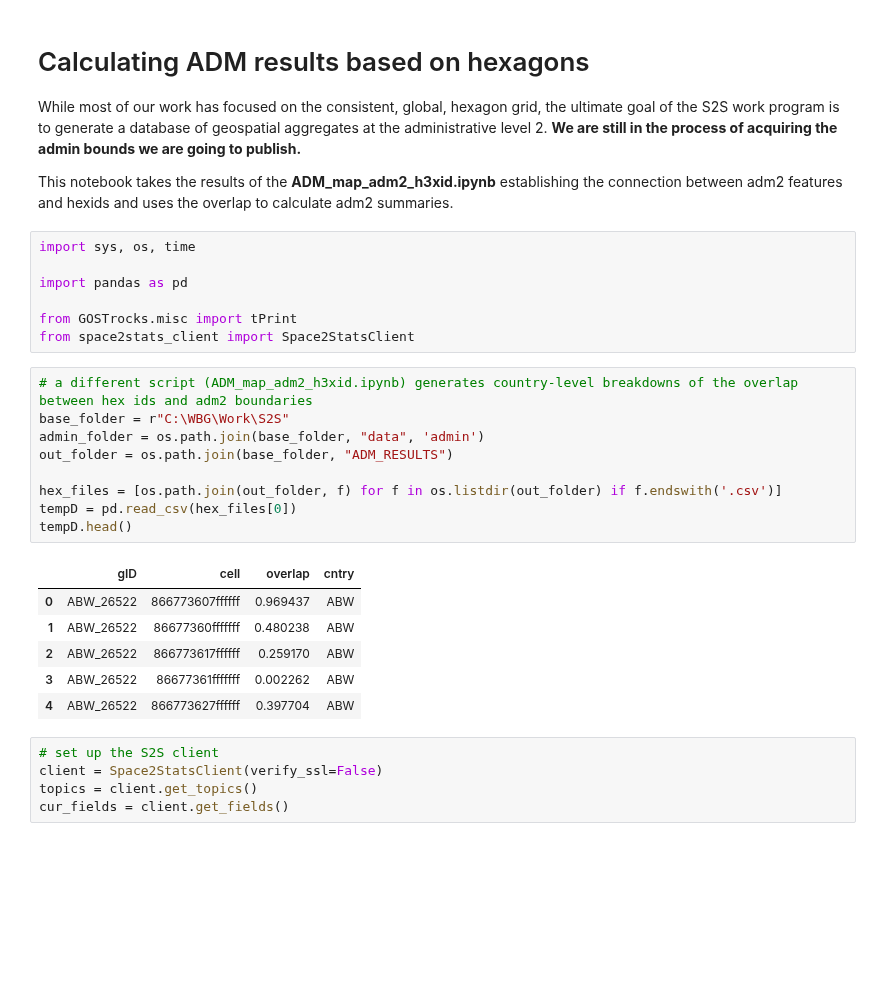
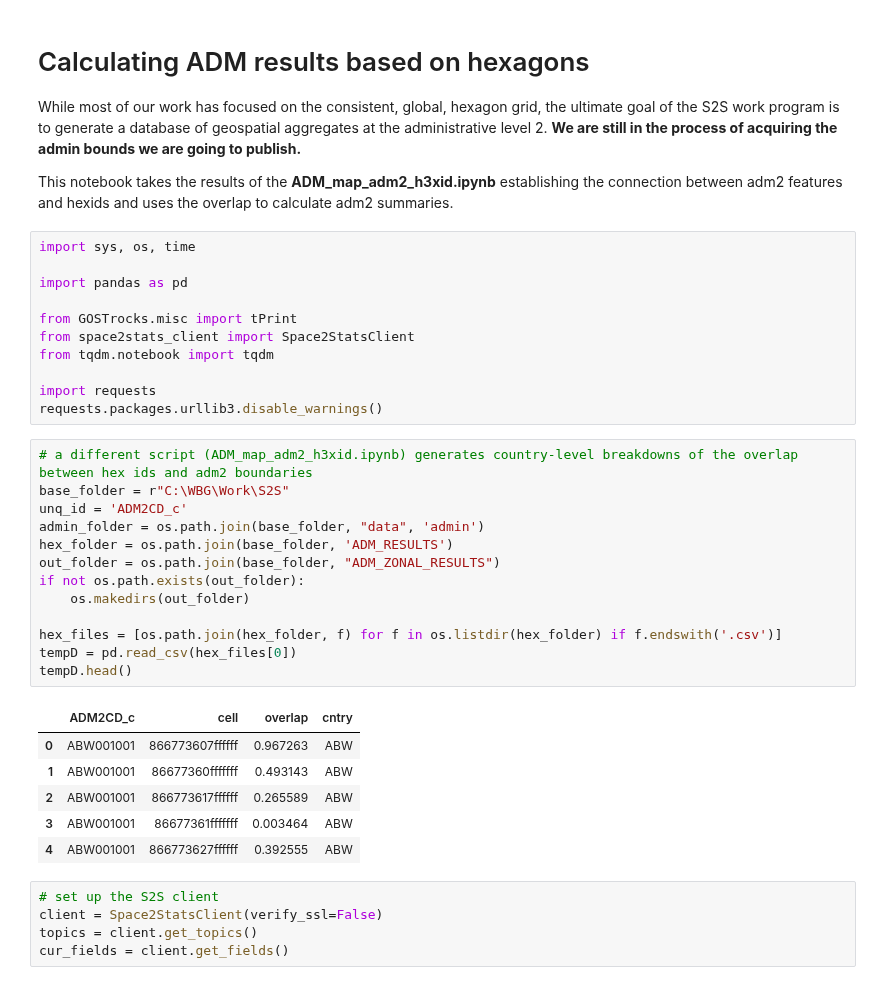
Before and after one commit to worldbank/DECAT_Space2Stats, a Jupyter notebook: notebooks/admin_bounds/ADM_zonal_aggregations.ipynb, the cells around one changed output. Drawn from its saved outputs; the diff is of its cells as text; blank space fills up the shorter version.

```diff
--- a/notebooks/admin_bounds/ADM_zonal_aggregations.ipynb
+++ b/notebooks/admin_bounds/ADM_zonal_aggregations.ipynb
@@ -11,22 +11,30 @@ import pandas as pd
 
 from GOSTrocks.misc import tPrint
 from space2stats_client import Space2StatsClient
+from tqdm.notebook import tqdm
+
+import requests
+requests.packages.urllib3.disable_warnings()
 # %%
 # a different script (ADM_map_adm2_h3xid.ipynb) generates country-level breakdowns of the overlap between hex ids and adm2 boundaries
 base_folder = r"C:\WBG\Work\S2S"
+unq_id = 'ADM2CD_c'
 admin_folder = os.path.join(base_folder, "data", 'admin')
-out_folder = os.path.join(base_folder, "ADM_RESULTS")
+hex_folder = os.path.join(base_folder, 'ADM_RESULTS')
+out_folder = os.path.join(base_folder, "ADM_ZONAL_RESULTS")
+if not os.path.exists(out_folder):
+    os.makedirs(out_folder)
 
-hex_files = [os.path.join(out_folder, f) for f in os.listdir(out_folder) if f.endswith('.csv')]
+hex_files = [os.path.join(hex_folder, f) for f in os.listdir(hex_folder) if f.endswith('.csv')]
 tempD = pd.read_csv(hex_files[0])
 tempD.head()
 # %% [output]
-|  | gID | cell | overlap | cntry |
-| 0 | ABW_26522 | 866773607ffffff | 0.969437 | ABW |
-| 1 | ABW_26522 | 86677360fffffff | 0.480238 | ABW |
-| 2 | ABW_26522 | 866773617ffffff | 0.259170 | ABW |
-| 3 | ABW_26522 | 86677361fffffff | 0.002262 | ABW |
-| 4 | ABW_26522 | 866773627ffffff | 0.397704 | ABW |
+|  | ADM2CD_c | cell | overlap | cntry |
+| 0 | ABW001001 | 866773607ffffff | 0.967263 | ABW |
+| 1 | ABW001001 | 86677360fffffff | 0.493143 | ABW |
+| 2 | ABW001001 | 866773617ffffff | 0.265589 | ABW |
+| 3 | ABW001001 | 86677361fffffff | 0.003464 | ABW |
+| 4 | ABW001001 | 866773627ffffff | 0.392555 | ABW |
 # %%
 # set up the S2S client
 client = Space2StatsClient(verify_ssl=False)
```
Also changed, not shown: parts of 8 cells of this notebook, 5 other files.
